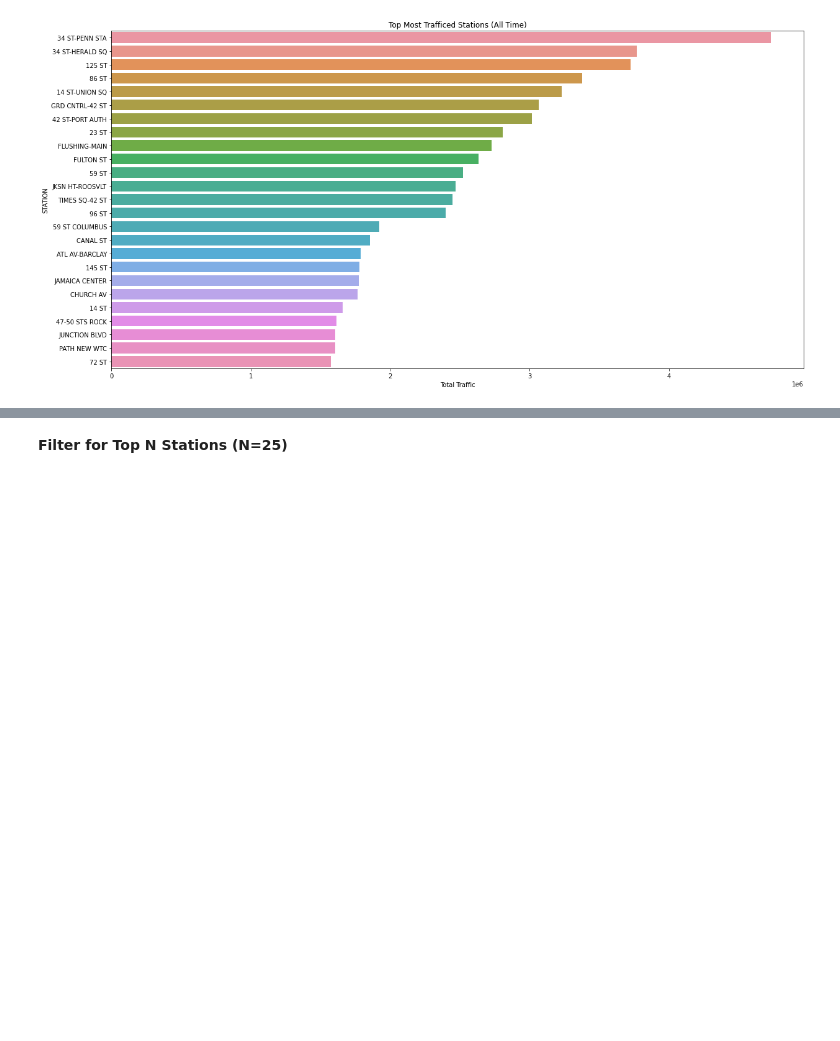
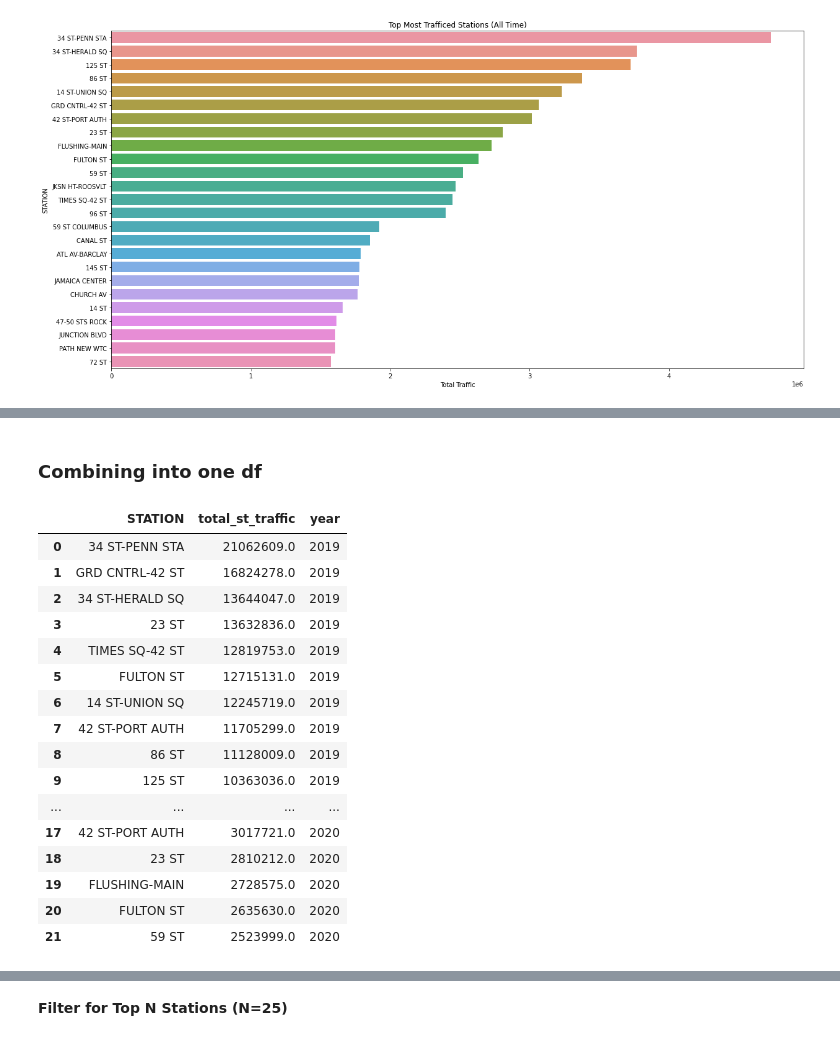
Before and after one commit to aauyeung19/Metis-Project-1, a Jupyter notebook: data cleaning.ipynb, the cells around one changed output, grey strips where cells are left out. Saved outputs shown, nothing was run; the diff lists cells and outputs as text; code cells hidden in the pictures; blank space fills up the shorter version.

```diff
--- a/data cleaning.ipynb
+++ b/data cleaning.ipynb
@@ -217,0 +312,2 @@ Text(0.5, 0, 'Total Traffic')
+# %%
+stations_totals19.sort_values(by='total_st_traffic', ascending=False, inplace=True)
@@ -217,0 +400,23 @@ Text(0.5, 0, 'Total Traffic')
+# %% [markdown]
+### Combining into one df
+# %%
+top_ten_stations_both = pd.concat([top_ten_stations_totals19, top_ten_stations_totals20], ignore_index = True)
+top_ten_stations_both
+# %% [output]
+|  | STATION | total_st_traffic | year |
+| 0 | 34 ST-PENN STA | 21062609.0 | 2019 |
+| 1 | GRD CNTRL-42 ST | 16824278.0 | 2019 |
+| 2 | 34 ST-HERALD SQ | 13644047.0 | 2019 |
+| 3 | 23 ST | 13632836.0 | 2019 |
+| 4 | TIMES SQ-42 ST | 12819753.0 | 2019 |
+| 5 | FULTON ST | 12715131.0 | 2019 |
+| 6 | 14 ST-UNION SQ | 12245719.0 | 2019 |
+| 7 | 42 ST-PORT AUTH | 11705299.0 | 2019 |
+| 8 | 86 ST | 11128009.0 | 2019 |
+| 9 | 125 ST | 10363036.0 | 2019 |
+| ... | ... | ... | ... |
+| 17 | 42 ST-PORT AUTH | 3017721.0 | 2020 |
+| 18 | 23 ST | 2810212.0 | 2020 |
+| 19 | FLUSHING-MAIN | 2728575.0 | 2020 |
+| 20 | FULTON ST | 2635630.0 | 2020 |
+| 21 | 59 ST | 2523999.0 | 2020 |
```
Also changed, not shown: parts of 30 cells of this notebook.
